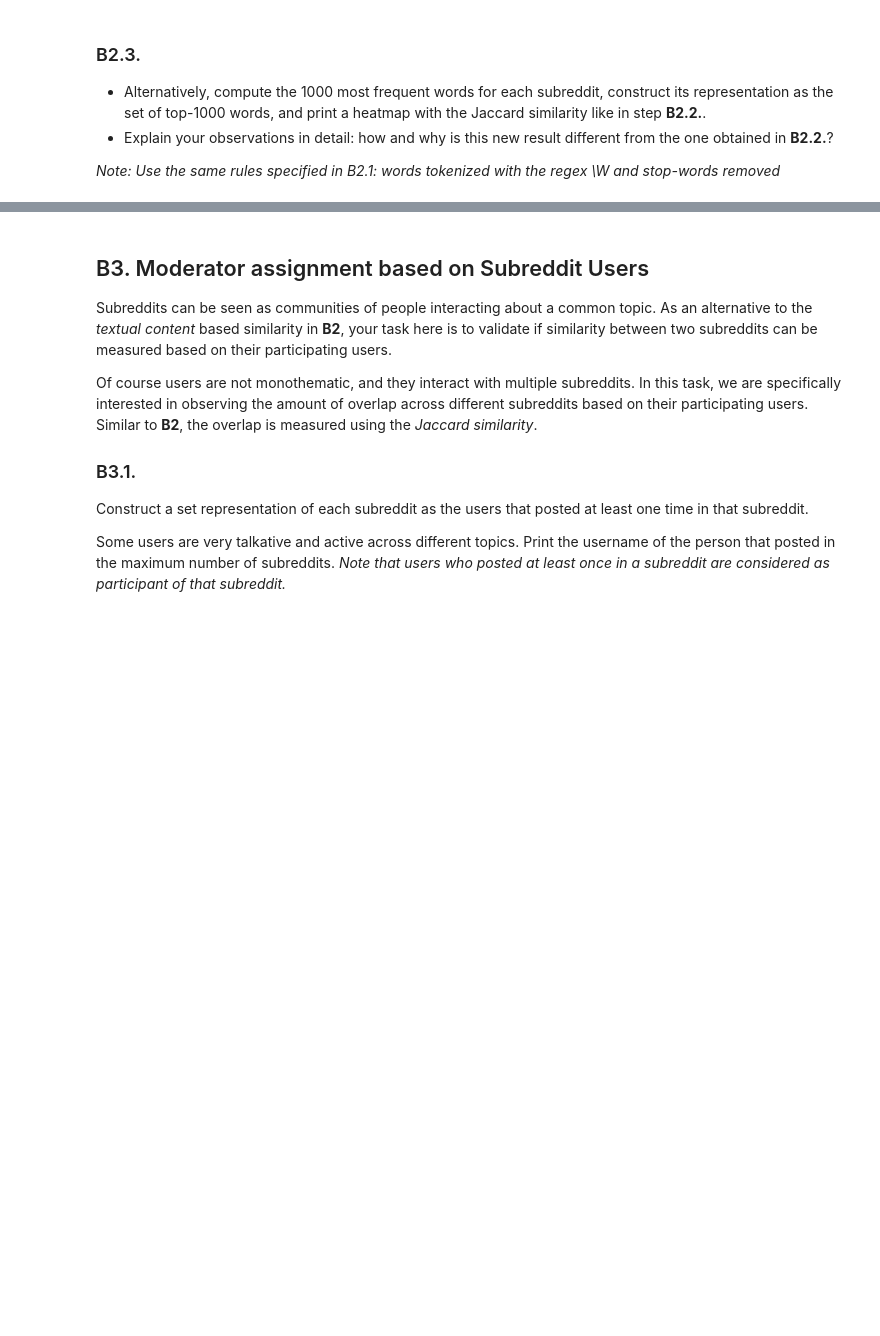
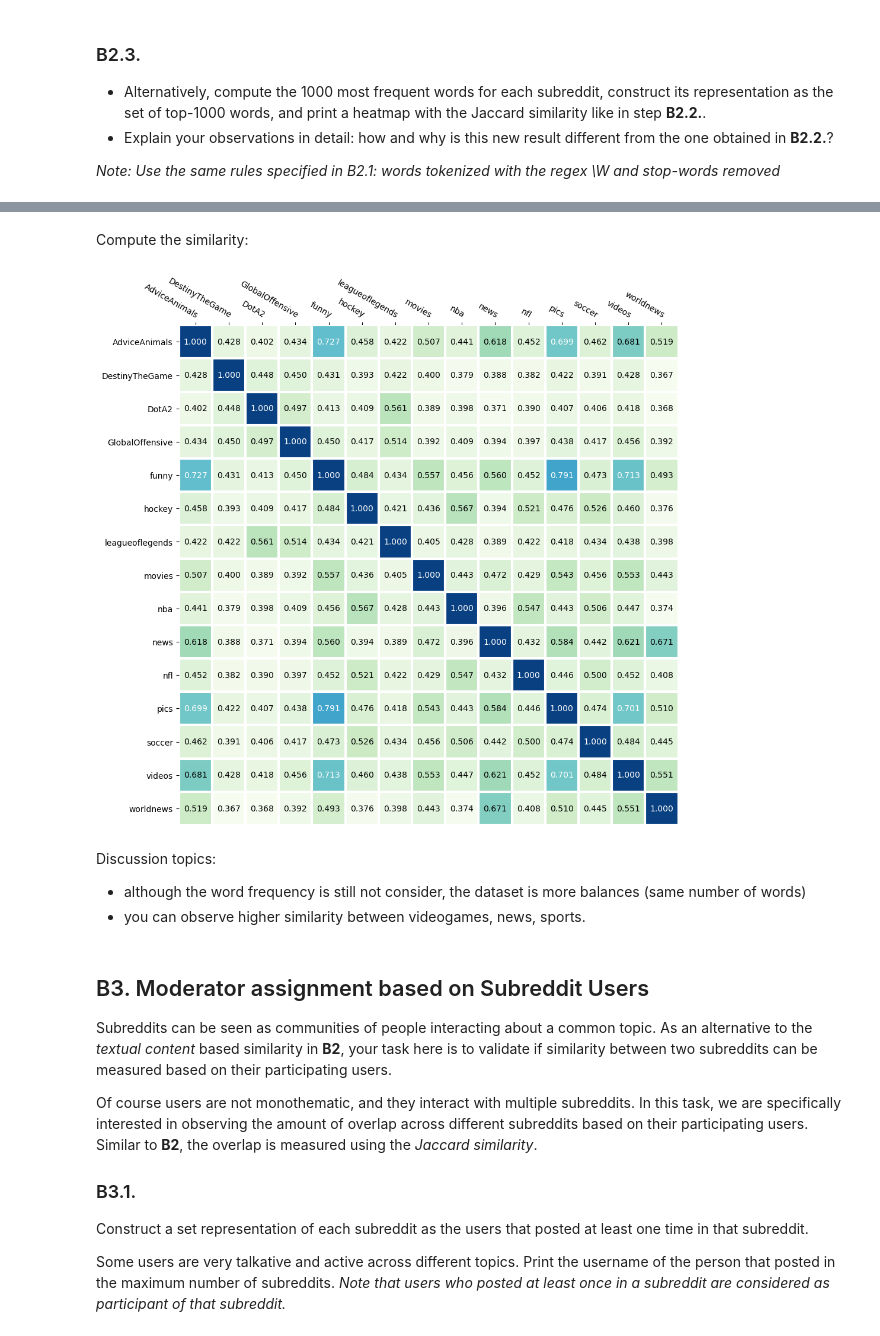
Before and after one commit to CamilleDelgrange/2022, a Jupyter notebook: Tutorials/11 - Scaling up/ScalingUp_Exercises_cam.ipynb, the cells around one changed output, grey strips where cells are left out. Saved outputs shown, nothing was run; the diff lists cells and outputs as text; code cells hidden in the pictures; blank space fills up the shorter version.

```diff
--- a/Tutorials/11 - Scaling up/ScalingUp_Exercises_cam.ipynb
+++ b/Tutorials/11 - Scaling up/ScalingUp_Exercises_cam.ipynb
@@ -158,3 +438,22 @@ Some rules:
 * Explain your observations in detail: how and why is this new result different from the one obtained in **B2.2.**?
 
 *Note: Use the same rules specified in B2.1: words tokenized with the regex \W and stop-words removed*
+# %%
+# Word count at subreddit level
+words_count_by_subreddit_rdd = reddit_with_tokens.rdd\
+    .flatMap(lambda r: [((r.subreddit, w), 1) for w in r.words])\
+    .reduceByKey(lambda a,b: a+b).cache()
+
+# conversion in a dataframe
+words_count_by_subreddit = spark.createDataFrame(
+            words_count_by_subreddit_rdd.map(lambda r: Row(subreddit=r[0][0], word=r[0][1], count=r[1]))
+)
+
+# Window on the words grouped by subreddit
+window = Window.partitionBy(words_count_by_subreddit['subreddit']).orderBy(col('count').desc())
+
+# Add position with rank() function (rowNumber is accepted, and it would be more correct)
+top1000_rdd = words_count_by_subreddit.select('*', rank().over(window).alias('rank'))\
+  .filter(col('rank') <= 1000).rdd.map(lambda r: (r.subreddit, [r.word])).reduceByKey(lambda a,b: a+b)
+
+top1000 = top1000_rdd.collect()
@@ -161,3 +463,22 @@ Some rules:
+# %% [markdown]
+Compute the similarity:
+# %%
+similarity = []
+for sr1 in top1000:
+    for sr2 in top1000:
+        similarity.append((sr1[0], sr2[0], jaccard_similarity(sr1[1], sr2[1])))
+
+
+# Crate a dataframe with the similarity
+similarity_matrix_words = pd.DataFrame(similarity).pivot(index=0, columns=1, values=2)
+# %%
+plot_heatmap(similarity_matrix_words)
+# %% [output]
+[figure, added]
+# %% [markdown]
+Discussion topics:
+- although the word frequency is still not consider, the dataset is more balances (same number of words)
+- you can observe higher similarity between videogames, news, sports.
 # %% [markdown]
 ## B3. Moderator assignment based on Subreddit Users
 
```
Also changed, not shown: parts of 31 cells of this notebook, 2 other files.
